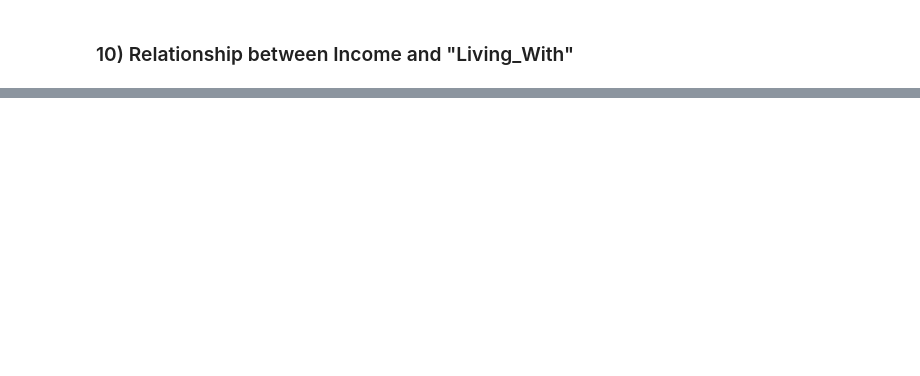
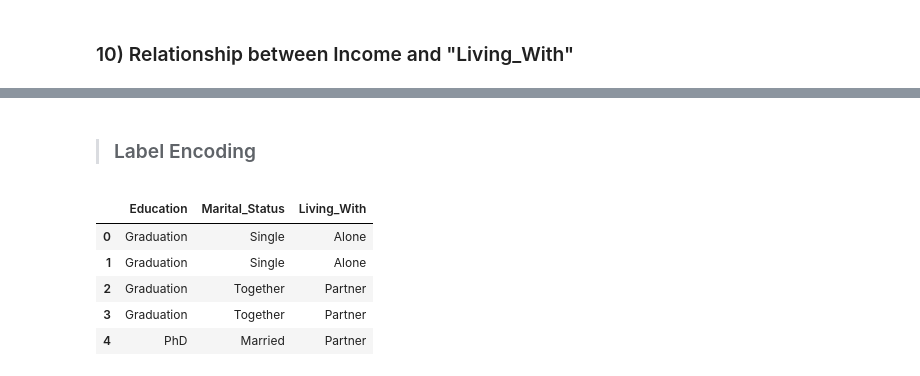
Before and after one commit to kostasalex/Customer-Personality-Analysis, a Jupyter notebook: Data_Mining_hw1.ipynb, the cells around one changed output, grey strips where cells are left out. Cells and saved outputs as stored; diff of their text form; code cells hidden in the pictures; blank space fills up the shorter version.

```diff
--- a/Data_Mining_hw1.ipynb
+++ b/Data_Mining_hw1.ipynb
@@ -492,0 +499,17 @@ plt.show()
+# %% [markdown]
+> ###  Label Encoding
+# %%
+from sklearn.preprocessing import LabelEncoder
+
+# Select the categorical variables to encode
+categories = ['Education', 'Marital_Status', 'Living_With']
+
+# Before encoding
+df[categories].head()
+# %% [output]
+|  | Education | Marital_Status | Living_With |
+| 0 | Graduation | Single | Alone |
+| 1 | Graduation | Single | Alone |
+| 2 | Graduation | Together | Partner |
+| 3 | Graduation | Together | Partner |
+| 4 | PhD | Married | Partner |
```
Also changed, not shown: parts of 25 cells of this notebook.
